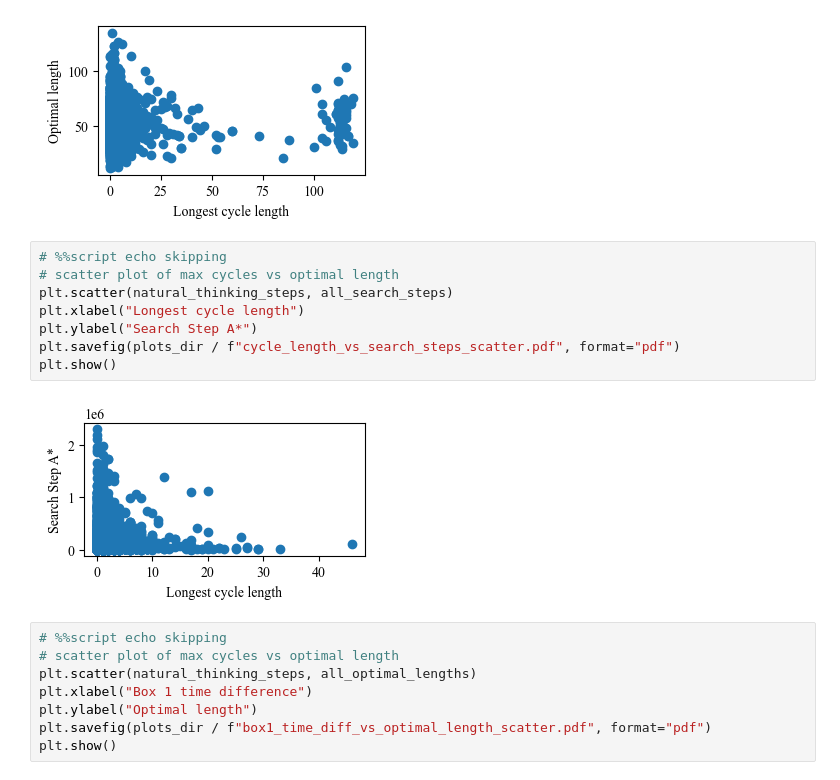
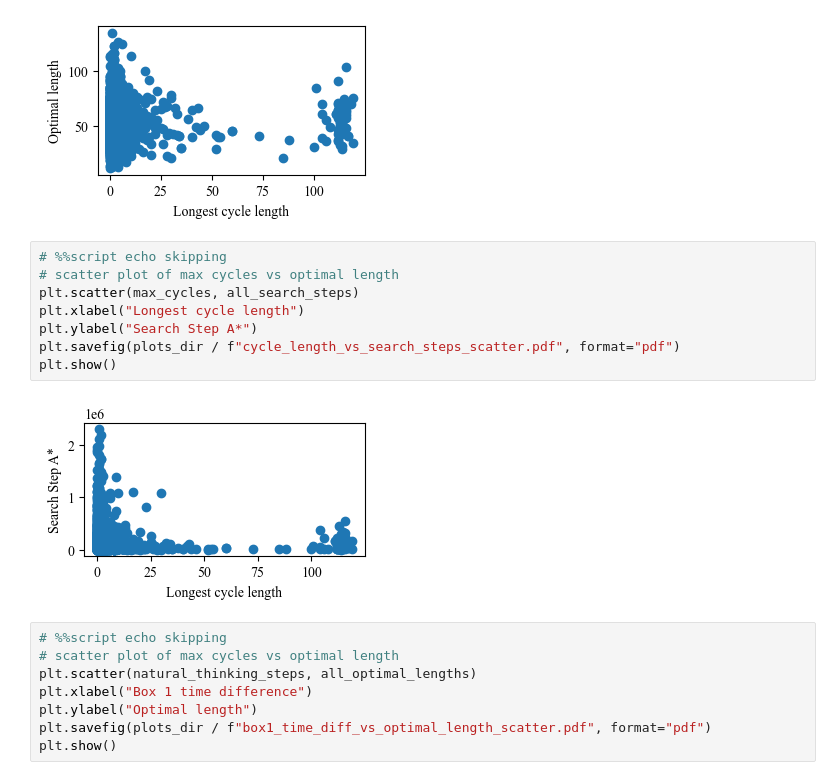
Before and after one commit to AlignmentResearch/train-learned-planner, a Jupyter notebook: cleanba/notebooks/behavioral_analysis.ipynb, the cells around one changed output. Saved outputs shown, nothing was run; the diff lists cells and outputs as text.

```diff
--- a/cleanba/notebooks/behavioral_analysis.ipynb
+++ b/cleanba/notebooks/behavioral_analysis.ipynb
@@ -690,13 +687,13 @@ plt.show()
 # %%
 # %%script echo skipping
 # scatter plot of max cycles vs optimal length
-plt.scatter(natural_thinking_steps, all_search_steps)
+plt.scatter(max_cycles, all_search_steps)
 plt.xlabel("Longest cycle length")
 plt.ylabel("Search Step A*")
 plt.savefig(plots_dir / f"cycle_length_vs_search_steps_scatter.pdf", format="pdf")
 plt.show()
 # %% [output]
-[figure, old version]
+[figure, new version]
 # %%
 # %%script echo skipping
 # scatter plot of max cycles vs optimal length
```
Also changed, not shown: parts of 7 cells of this notebook.
